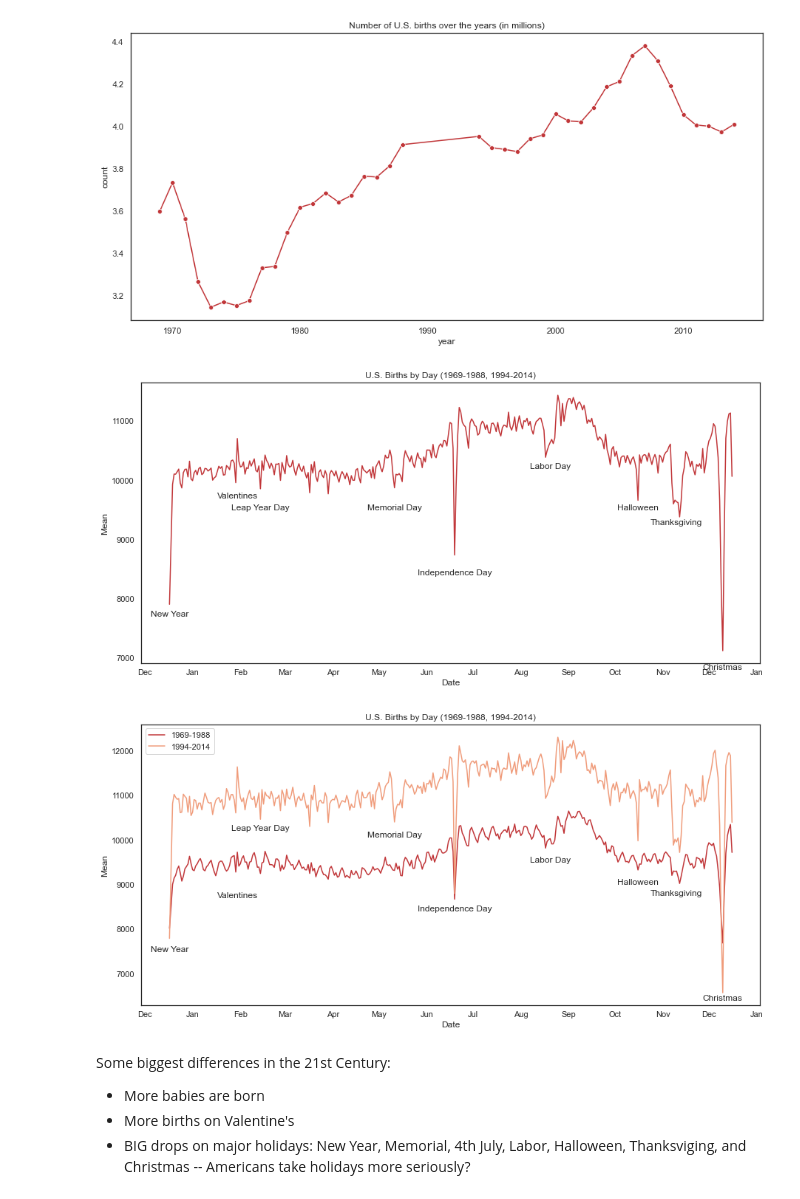
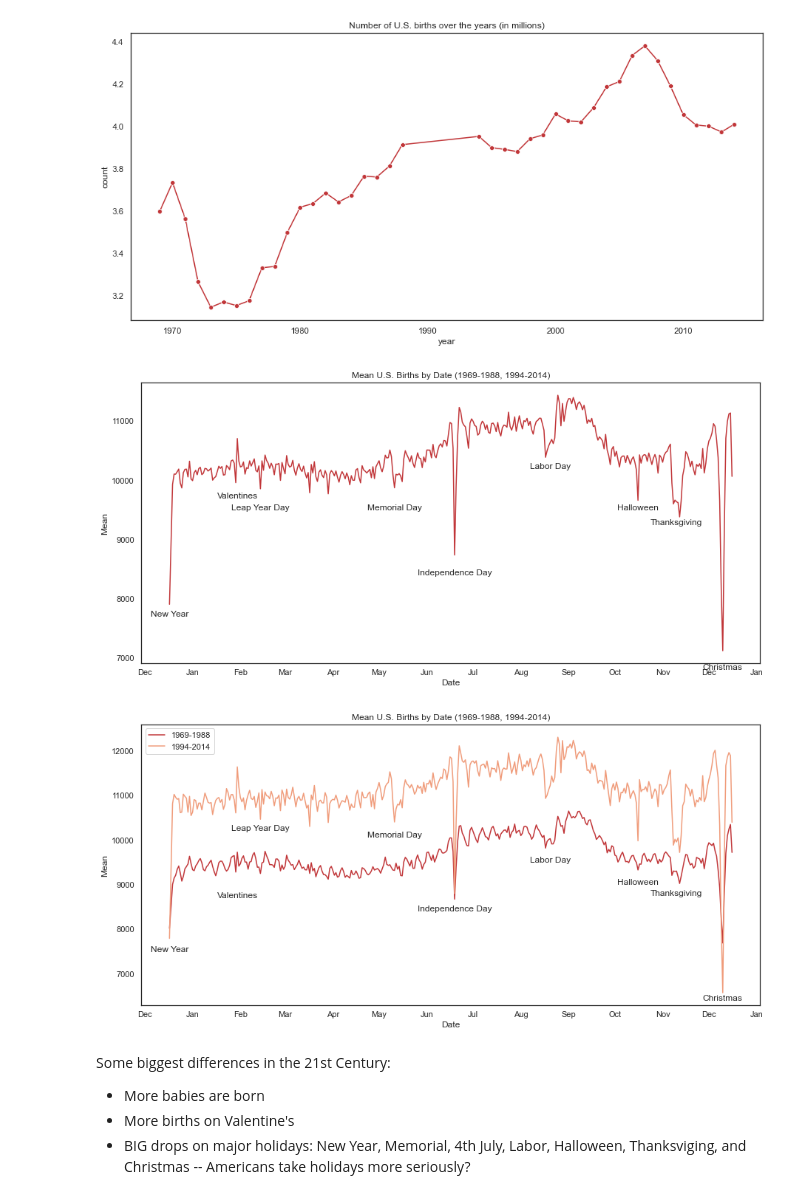
Before and after one commit to taidnguyen/us-birthdays, a Jupyter notebook: main.ipynb, the cells around one changed output. Drawn from its saved outputs; the diff is of its cells as text; code cells hidden in the pictures.

```diff
--- a/main.ipynb
+++ b/main.ipynb
@@ -62,30 +62,30 @@ plt.show()
 # %%
 # Get date (pick leap year as placeholder)
 birth_df['date'] = pd.to_datetime('2012-'+birth_df['month'].astype(str)+'-'+birth_df['day'].astype(str))
 data = birth_df.groupby('date')['births'].mean().reset_index(name='mean').sort_values('date')
 
 # Plot
 ax = sns.lineplot(x=data['date'], y=data['mean'])
-ax.set(title='U.S. Births by Day (1969-1988, 1994-2014)', ylabel='Mean', xlabel='Date')
+ax.set(title='Mean U.S. Births by Date (1969-1988, 1994-2014)', ylabel='Mean', xlabel='Date')
 
 # day labels
 ax.text(datetime.datetime(2012, 1, 1), 7700, "New Year", ha='center')
 ax.text(datetime.datetime(2012, 2, 14), 9700, "Valentines", ha='center')
 ax.text(datetime.datetime(2012, 2, 29), 9500, "Leap Year Day", ha='center')
 ax.text(datetime.datetime(2012, 5, 26), 9500, "Memorial Day", ha='center')
 ax.text(datetime.datetime(2012, 7, 4), 8400, "Independence Day", ha='center')
 ax.text(datetime.datetime(2012, 9, 4), 10200, "Labor Day", ha='center')
 ax.text(datetime.datetime(2012, 10, 31), 9500, "Halloween", ha='center')
 ax.text(datetime.datetime(2012, 11, 25), 9250, "Thanksgiving", ha='center')
 ax.text(datetime.datetime(2012, 12, 25), 6800, "Christmas", ha='center')
 
 # adjust x-axis
 ax.xaxis.set_major_locator(mpl.dates.MonthLocator()) #force major ticks on a monthly time scale
 ax.xaxis.set_minor_locator(mpl.dates.MonthLocator(bymonthday=16))
 ax.xaxis.set_major_formatter(mpl.ticker.NullFormatter())
 ax.xaxis.set_minor_formatter(mpl.dates.DateFormatter('%b'))
 # %% [output]
-[figure, old version]
+[figure, new version]
 # %%
 # Has trend changed? Compared the two periods
 fig, ax = plt.subplots()
@@ -111,11 +111,11 @@ ax.xaxis.set_minor_locator(mpl.dates.MonthLocator(bymonthday=16))
 ax.xaxis.set_major_formatter(mpl.ticker.NullFormatter())
 ax.xaxis.set_minor_formatter(mpl.dates.DateFormatter('%b'))
 
-ax.set(title='U.S. Births by Day (1969-1988, 1994-2014)', ylabel='Mean', xlabel='Date')
+ax.set(title='Mean U.S. Births by Date (1969-1988, 1994-2014)', ylabel='Mean', xlabel='Date')
 ax.legend(['1969-1988','1994-2014'])
 plt.show()
 # %% [output]
-[figure, old version]
+[figure, new version]
 # %% [markdown]
 Some biggest differences in the 21st Century:
 - More babies are born
```
Also changed, not shown: parts of 3 cells of this notebook, 7 other files.
